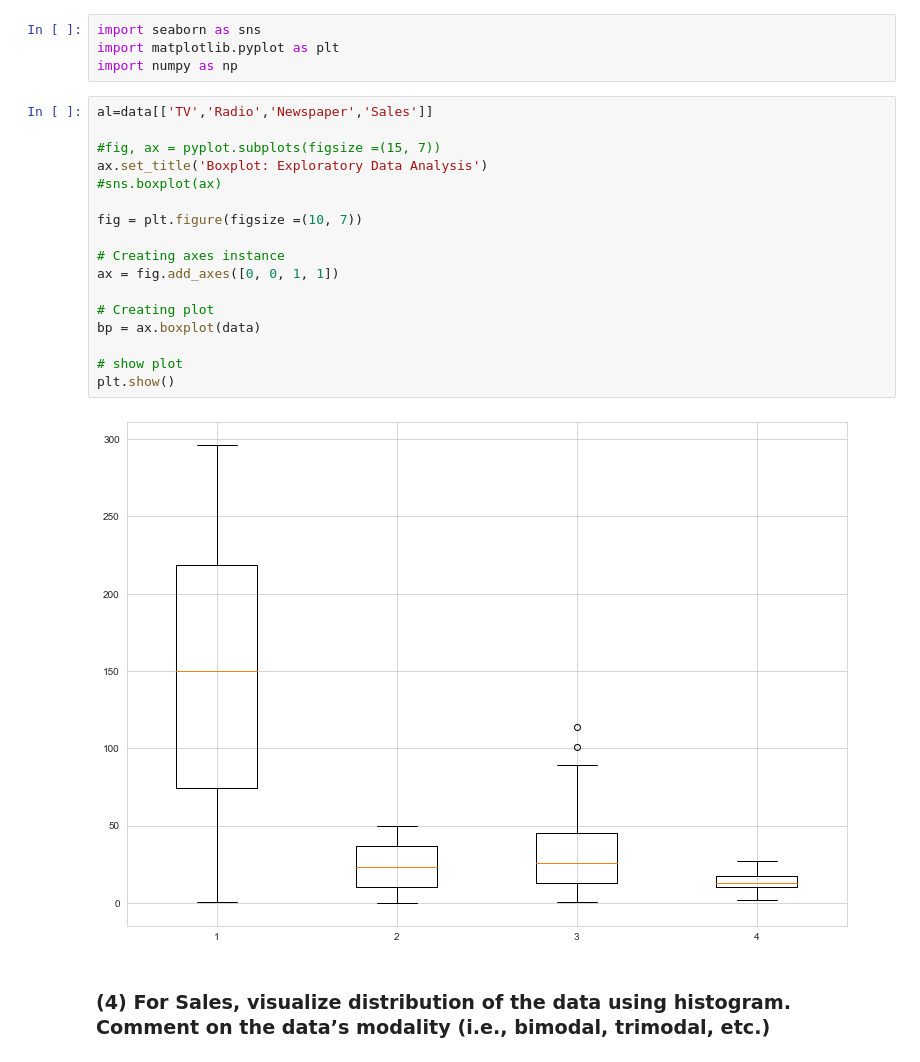
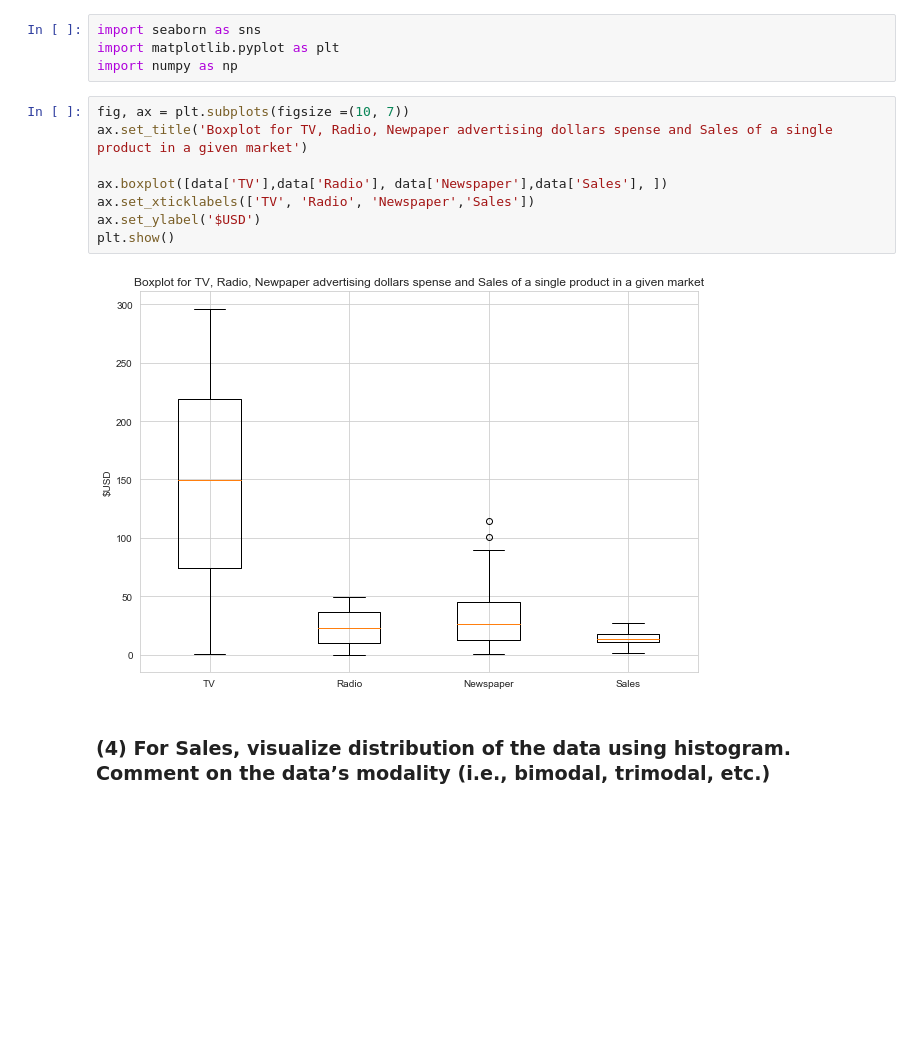
Before and after one commit to xiaomeiX/TW1-visualization, a Jupyter notebook: data_analysis.ipynb, the cells around one changed output. Saved outputs shown, nothing was run; the diff lists cells and outputs as text; blank space fills up the shorter version.

```diff
--- a/data_analysis.ipynb
+++ b/data_analysis.ipynb
@@ -158,25 +158,16 @@ data.describe()
 import seaborn as sns
 import matplotlib.pyplot as plt
 import numpy as np
-# %%
-al=data[['TV','Radio','Newspaper','Sales']]
-
-#fig, ax = pyplot.subplots(figsize =(15, 7))
-ax.set_title('Boxplot: Exploratory Data Analysis')
-#sns.boxplot(ax)
-
-fig = plt.figure(figsize =(10, 7))
-
-# Creating axes instance
-ax = fig.add_axes([0, 0, 1, 1])
-
-# Creating plot
-bp = ax.boxplot(data)
-
-# show plot
-plt.show()
-# %% [output]
-[figure, removed]
+# %%
+fig, ax = plt.subplots(figsize =(10, 7))
+ax.set_title('Boxplot for TV, Radio, Newpaper advertising dollars spense and Sales of a single product in a given market')
+
+ax.boxplot([data['TV'],data['Radio'], data['Newspaper'],data['Sales'], ])
+ax.set_xticklabels(['TV', 'Radio', 'Newspaper','Sales'])
+ax.set_ylabel('$USD')
+plt.show()
+# %% [output]
+[figure, added]
 # %% [markdown]
 ### (4) For Sales, visualize distribution of the data using histogram. Comment on the data’s modality (i.e., bimodal, trimodal, etc.)
 # %%
```
Also changed, not shown: parts of 13 cells of this notebook.
